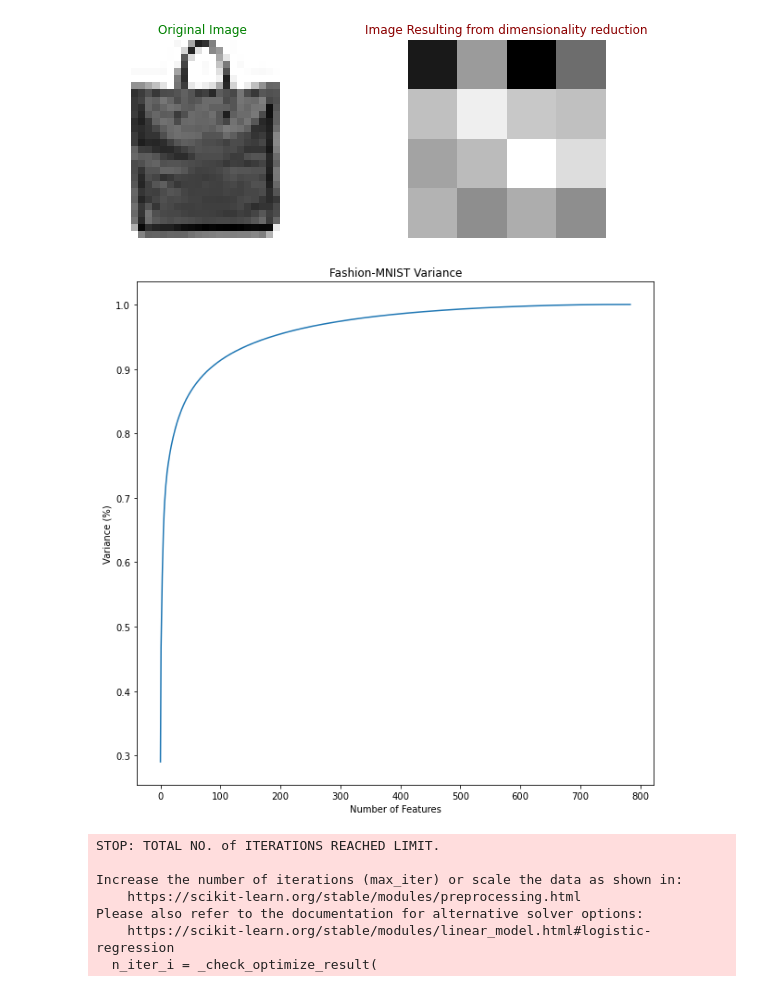
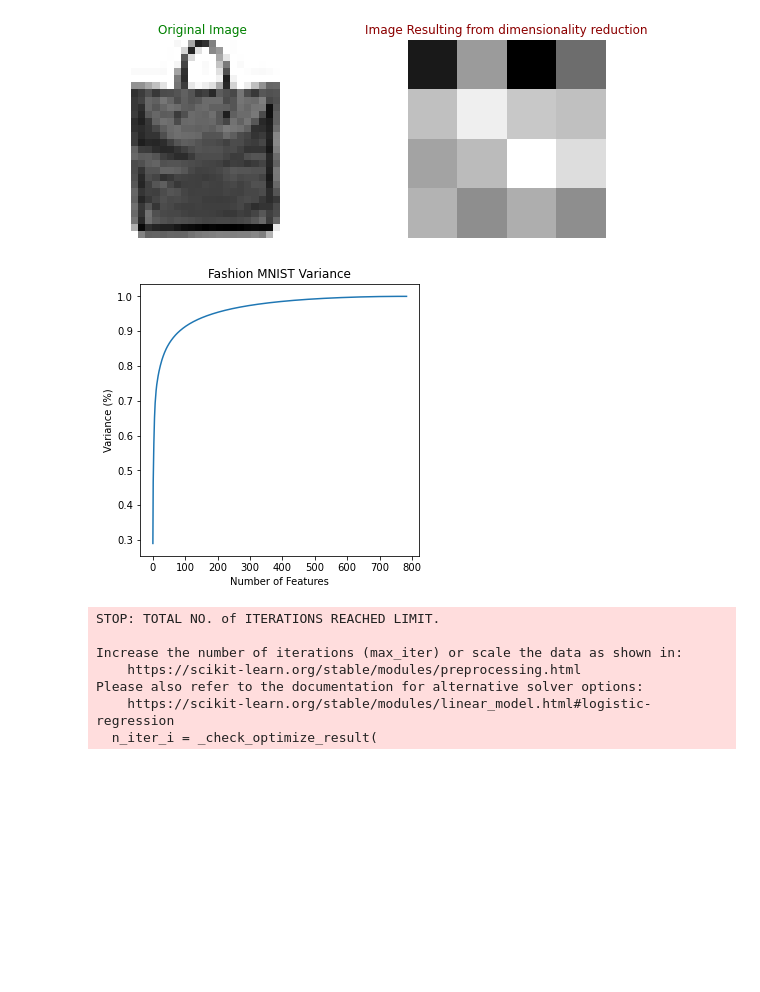
Before and after one commit to renanarimon/ML, a Jupyter notebook: fashion mnist.ipynb, the cells around one changed output. Saved outputs shown, nothing was run; the diff lists cells and outputs as text; code cells hidden in the pictures; blank space fills up the shorter version.

```diff
--- a/fashion mnist.ipynb
+++ b/fashion mnist.ipynb
@@ -71,16 +71,16 @@ for i in range(3):
 # %%
 # fit the PCA with the training data
 pca = PCA().fit(X_train)
 
 # Plot the cumulative sum of eigenvalues
-plt.figure(figsize=(10,10))
+plt.figure(figsize=(5,5))
 plt.plot(np.cumsum(pca.explained_variance_ratio_))
 plt.xlabel('Number of Features')
 plt.ylabel('Variance (%)') #for each component
-plt.title('Fashion-MNIST Variance')
+plt.title('Fashion MNIST Variance')
 plt.show()
 # %% [output]
-[figure, old version]
+[figure, new version]
 # %%
 #pipeLine function: scale by StandardScaler, dimensionality reduction by PCA, call a model
 def pipeLine(model):
```
Also changed, not shown: parts of 2 cells of this notebook, 1 other file.
